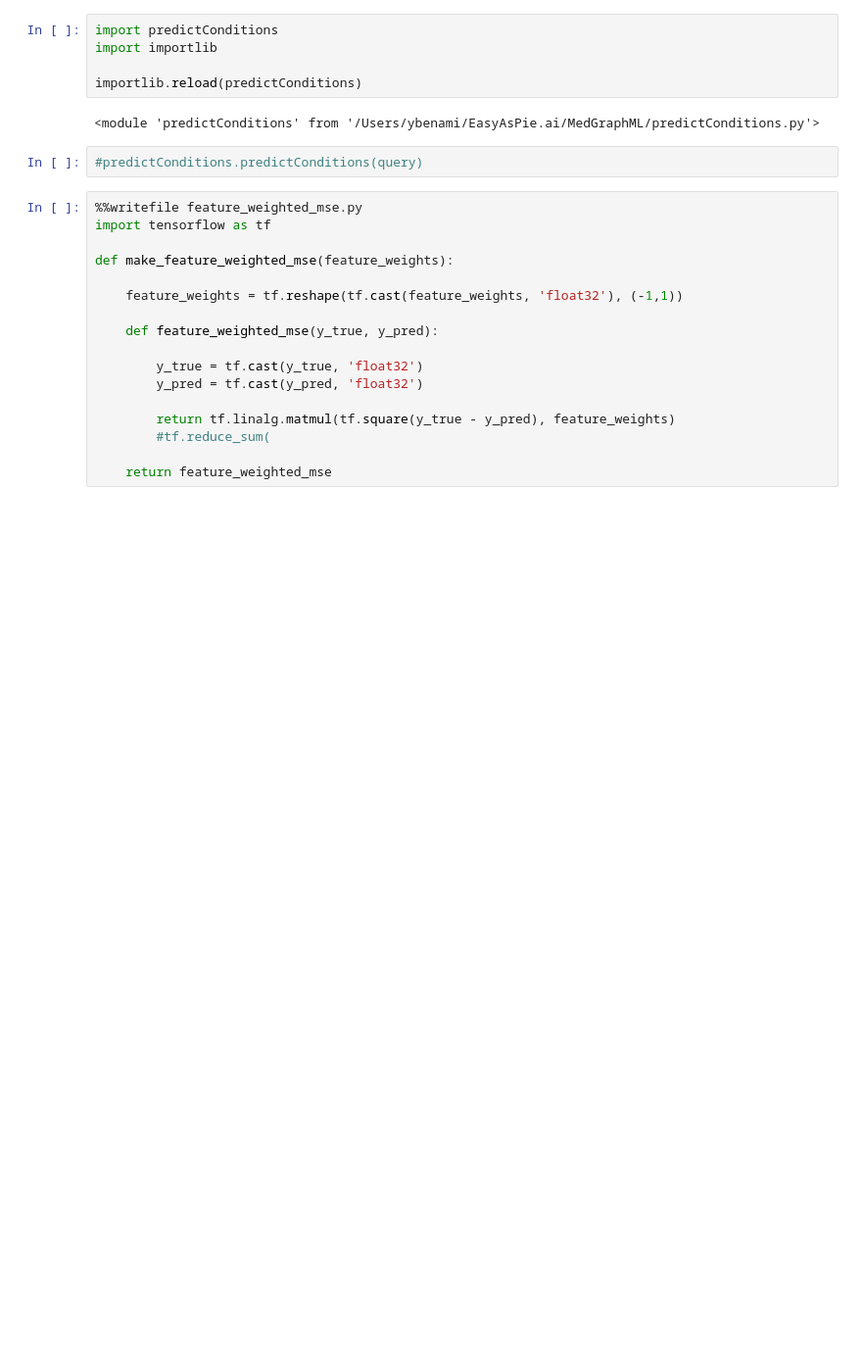
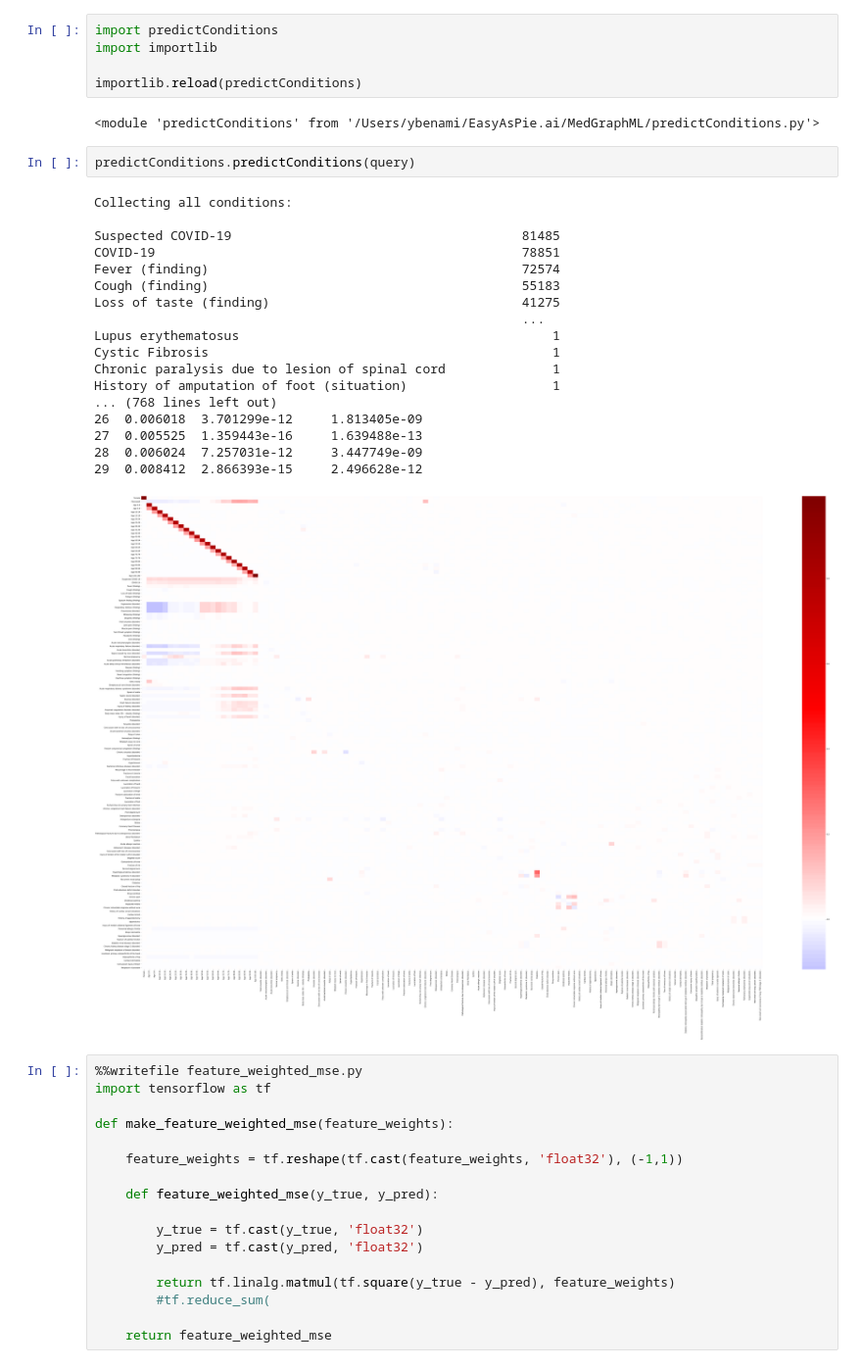
Before and after one commit to futuristacademy/MedGraphML, a Jupyter notebook: predict_conditions.ipynb, the cells around one changed output. Shown at 98% size. Drawn from its saved outputs; the diff is of its cells as text; blank space fills up the shorter version.

```diff
--- a/predict_conditions.ipynb
+++ b/predict_conditions.ipynb
@@ -500,7 +560,26 @@ importlib.reload(predictConditions)
 # %% [output]
 <module 'predictConditions' from '/Users/ybenami/EasyAsPie.ai/MedGraphML/predictConditions.py'>
 # %%
-#predictConditions.predictConditions(query)
+predictConditions.predictConditions(query)
+# %% [output]
+Collecting all conditions:
+
+Suspected COVID-19                                      81485
+COVID-19                                                78851
+Fever (finding)                                         72574
+Cough (finding)                                         55183
+Loss of taste (finding)                                 41275
+                                                        ...
+Lupus erythematosus                                         1
+Cystic Fibrosis                                             1
+Chronic paralysis due to lesion of spinal cord              1
+History of amputation of foot (situation)                   1
+... (768 lines left out)
+26  0.006018  3.701299e-12     1.813405e-09
+27  0.005525  1.359443e-16     1.639488e-13
+28  0.006024  7.257031e-12     3.447749e-09
+29  0.008412  2.866393e-15     2.496628e-12
+[figure, added]
 # %%
 %%writefile feature_weighted_mse.py
 import tensorflow as tf
```
Also changed, not shown: parts of 3 cells of this notebook, 2 other files.
